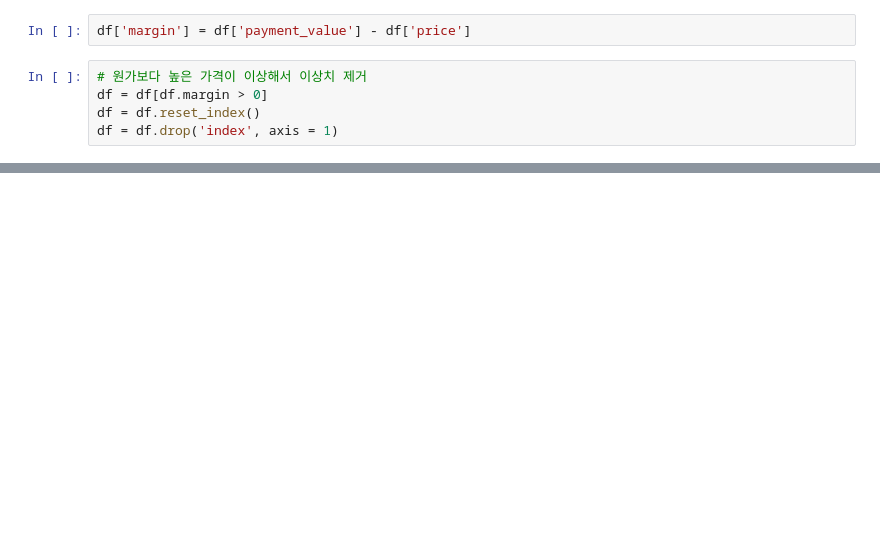
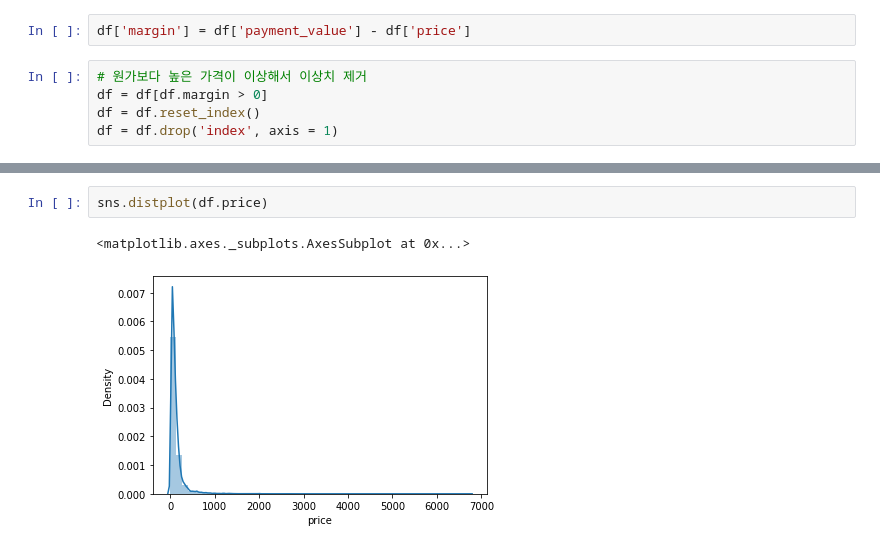
Before and after one commit to vkekd25/Codestates_Brazil_E_Commerce, a Jupyter notebook: Sc2_Project.ipynb, the cells around one changed output, grey strips where cells are left out. Cells and saved outputs as stored; diff of their text form; blank space fills up the shorter version.

```diff
--- a/Sc2_Project.ipynb
+++ b/Sc2_Project.ipynb
@@ -682,0 +740,5 @@ Index(['order_id', 'customer_id', 'order_status', 'order_purchase_timestamp',
+# %%
+sns.distplot(df.price)
+# %% [output]
+<matplotlib.axes._subplots.AxesSubplot at 0x...>
+[figure, added]
```
Also changed, not shown: parts of 30 cells of this notebook.
